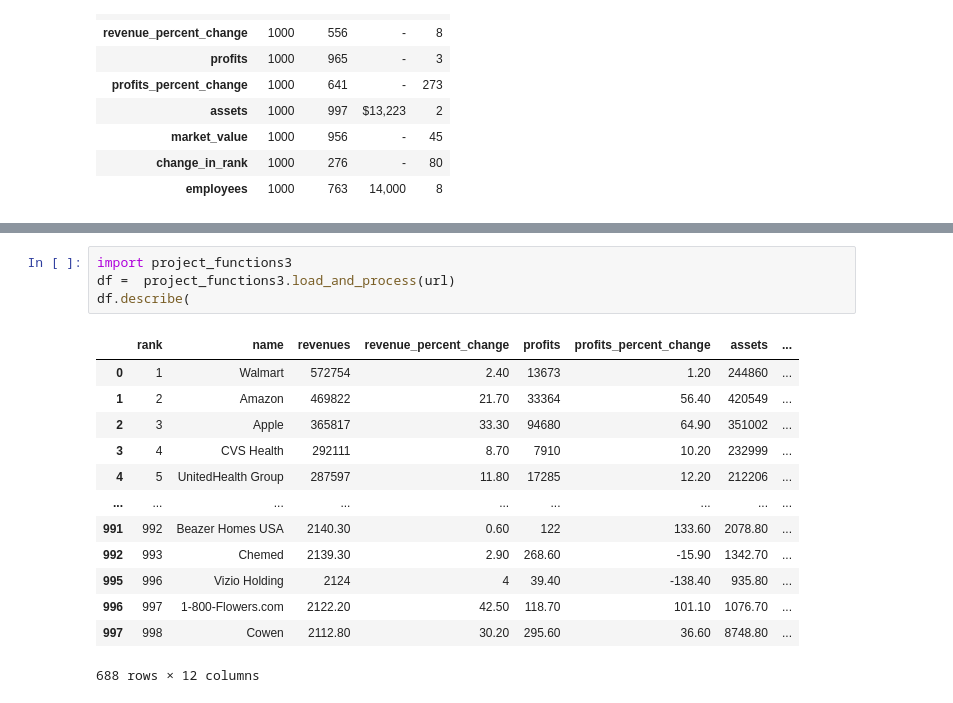
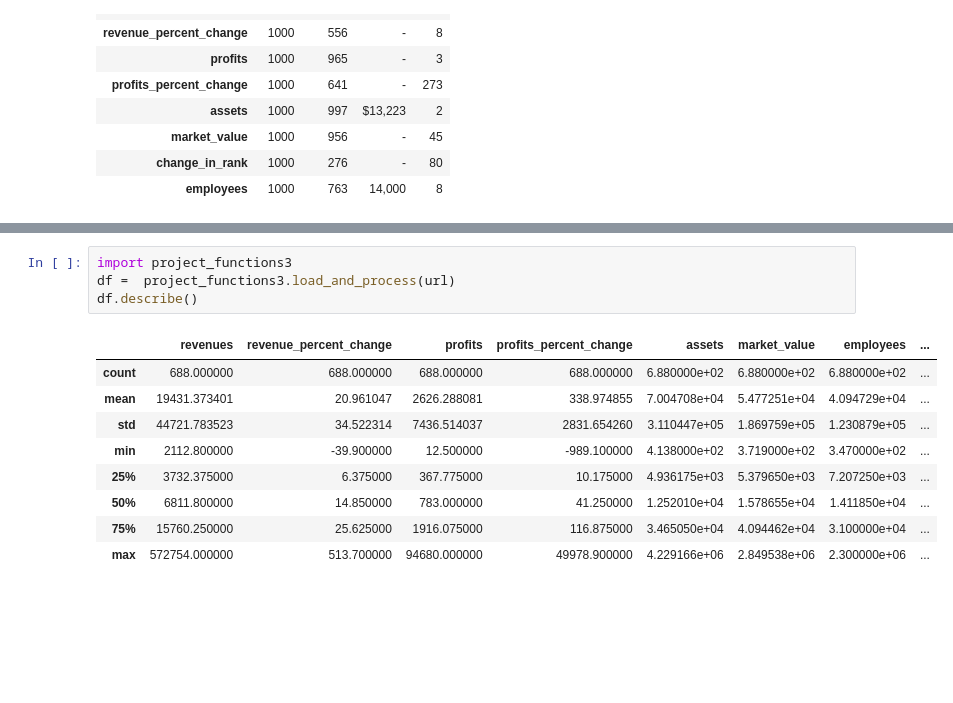
Before and after one commit to ubco-W2022T1-cosc301/project-group4, a Jupyter notebook: notebooks/analysis3.ipynb, the cells around one changed output, grey strips where cells are left out. Drawn from its saved outputs; the diff is of its cells as text; blank space fills up the shorter version.

```diff
--- a/notebooks/analysis3.ipynb
+++ b/notebooks/analysis3.ipynb
@@ -78,18 +84,14 @@ df
 # %%
 import project_functions3
 df =  project_functions3.load_and_process(url)
-df.describe(
+df.describe()
 # %% [output]
-|  | rank | name | revenues | revenue_percent_change | profits | profits_percent_change | assets | ... |
-| 0 | 1 | Walmart | 572754 | 2.40 | 13673 | 1.20 | 244860 | ... |
-| 1 | 2 | Amazon | 469822 | 21.70 | 33364 | 56.40 | 420549 | ... |
-| 2 | 3 | Apple | 365817 | 33.30 | 94680 | 64.90 | 351002 | ... |
-| 3 | 4 | CVS Health | 292111 | 8.70 | 7910 | 10.20 | 232999 | ... |
-| 4 | 5 | UnitedHealth Group | 287597 | 11.80 | 17285 | 12.20 | 212206 | ... |
-| ... | ... | ... | ... | ... | ... | ... | ... | ... |
-| 991 | 992 | Beazer Homes USA | 2140.30 | 0.60 | 122 | 133.60 | 2078.80 | ... |
-| 992 | 993 | Chemed | 2139.30 | 2.90 | 268.60 | -15.90 | 1342.70 | ... |
-| 995 | 996 | Vizio Holding | 2124 | 4 | 39.40 | -138.40 | 935.80 | ... |
-| 996 | 997 | 1-800-Flowers.com | 2122.20 | 42.50 | 118.70 | 101.10 | 1076.70 | ... |
-| 997 | 998 | Cowen | 2112.80 | 30.20 | 295.60 | 36.60 | 8748.80 | ... |
+|  | revenues | revenue_percent_change | profits | profits_percent_change | assets | market_value | employees | ... |
+| count | 688.000000 | 688.000000 | 688.000000 | 688.000000 | 6.880000e+02 | 6.880000e+02 | 6.880000e+02 | ... |
+| mean | 19431.373401 | 20.961047 | 2626.288081 | 338.974855 | 7.004708e+04 | 5.477251e+04 | 4.094729e+04 | ... |
+| std | 44721.783523 | 34.522314 | 7436.514037 | 2831.654260 | 3.110447e+05 | 1.869759e+05 | 1.230879e+05 | ... |
+| min | 2112.800000 | -39.900000 | 12.500000 | -989.100000 | 4.138000e+02 | 3.719000e+02 | 3.470000e+02 | ... |
+| 25% | 3732.375000 | 6.375000 | 367.775000 | 10.175000 | 4.936175e+03 | 5.379650e+03 | 7.207250e+03 | ... |
+| 50% | 6811.800000 | 14.850000 | 783.000000 | 41.250000 | 1.252010e+04 | 1.578655e+04 | 1.411850e+04 | ... |
+| 75% | 15760.250000 | 25.625000 | 1916.075000 | 116.875000 | 3.465050e+04 | 4.094462e+04 | 3.100000e+04 | ... |
+| max | 572754.000000 | 513.700000 | 94680.000000 | 49978.900000 | 4.229166e+06 | 2.849538e+06 | 2.300000e+06 | ... |
-688 rows × 12 columns
```
Also changed, not shown: parts of 12 cells of this notebook, 2 other files.
